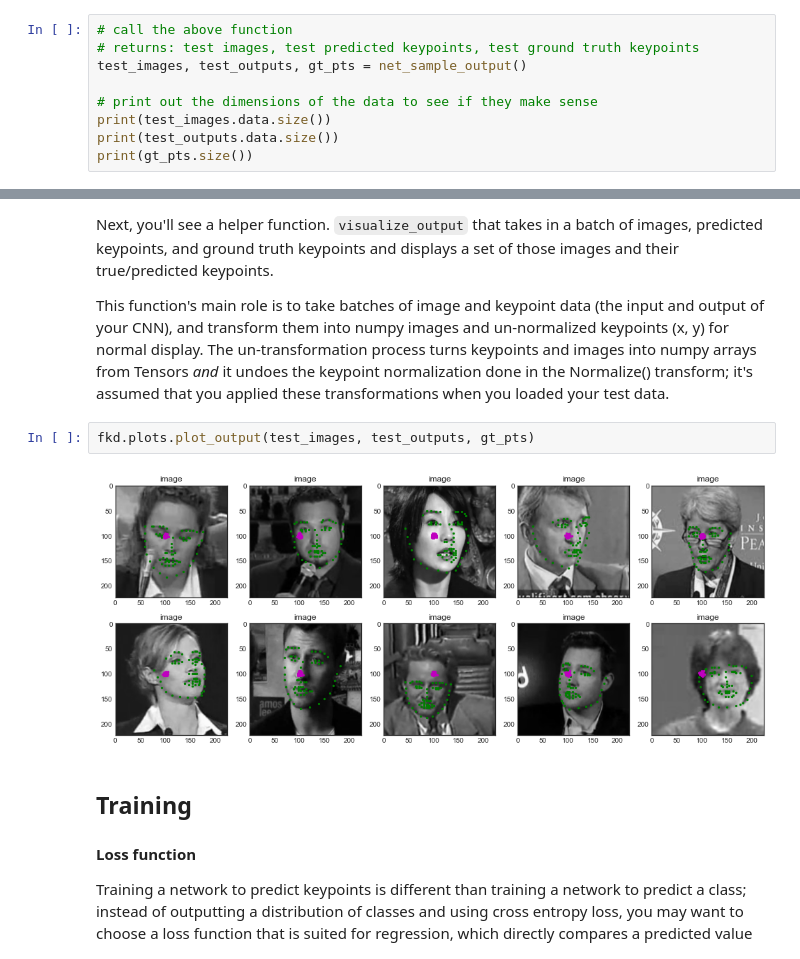
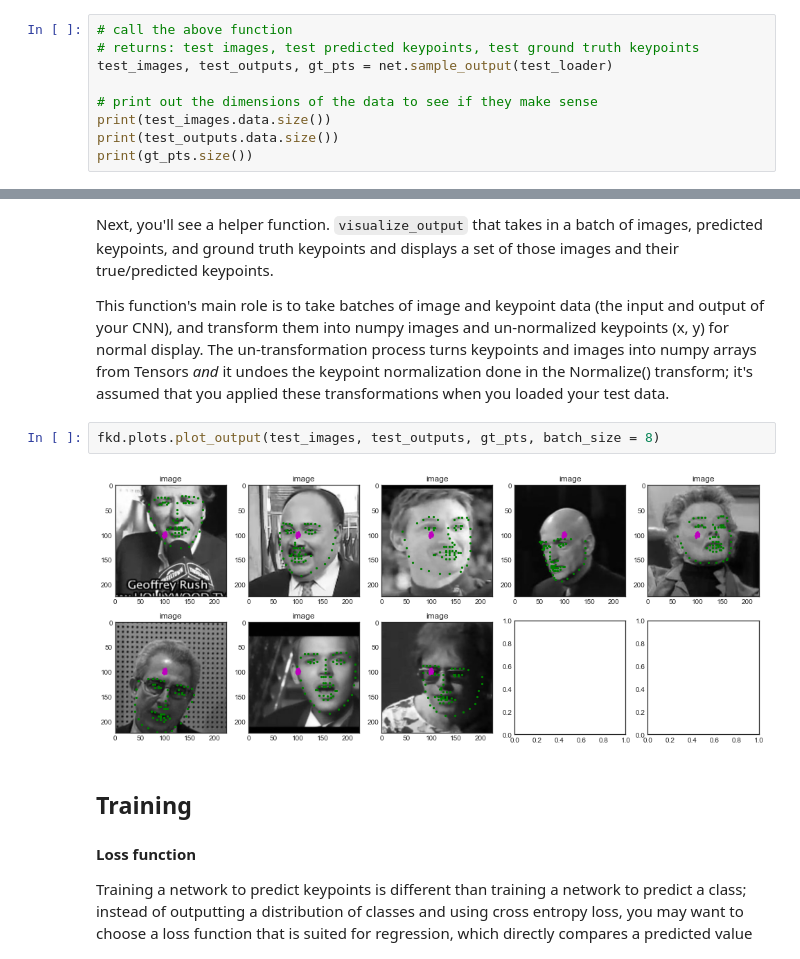
Before and after one commit to ShashankKumbhare/facial-keypoints-detecter, a Jupyter notebook: 2. Define the Network Architecture.ipynb, the cells around one changed output, grey strips where cells are left out. Drawn from its saved outputs; the diff is of its cells as text.

```diff
--- a/2. Define the Network Architecture.ipynb
+++ b/2. Define the Network Architecture.ipynb
@@ -255,7 +205,7 @@ If you get a size or dimension error here, make sure that your network outputs t
 # %%
 # call the above function
 # returns: test images, test predicted keypoints, test ground truth keypoints
-test_images, test_outputs, gt_pts = net_sample_output()
+test_images, test_outputs, gt_pts = net.sample_output(test_loader)
 
 # print out the dimensions of the data to see if they make sense
 print(test_images.data.size())
@@ -283,9 +234,9 @@ Next, you'll see a helper function. `visualize_output` that takes in a batch of
 
 This function's main role is to take batches of image and keypoint data (the input and output of your CNN), and transform them into numpy images and un-normalized keypoints (x, y) for normal display. The un-transformation process turns keypoints and images into numpy arrays from Tensors *and* it undoes the keypoint normalization done in the Normalize() transform; it's assumed that you applied these transformations when you loaded your test data.
 # %%
-fkd.plots.plot_output(test_images, test_outputs, gt_pts)
+fkd.plots.plot_output(test_images, test_outputs, gt_pts, batch_size = 8)
 # %% [output]
-[figure, old version]
+[figure, new version]
 # %% [markdown]
 ## Training
 
```
Also changed, not shown: parts of 13 cells of this notebook, 5 other files.
